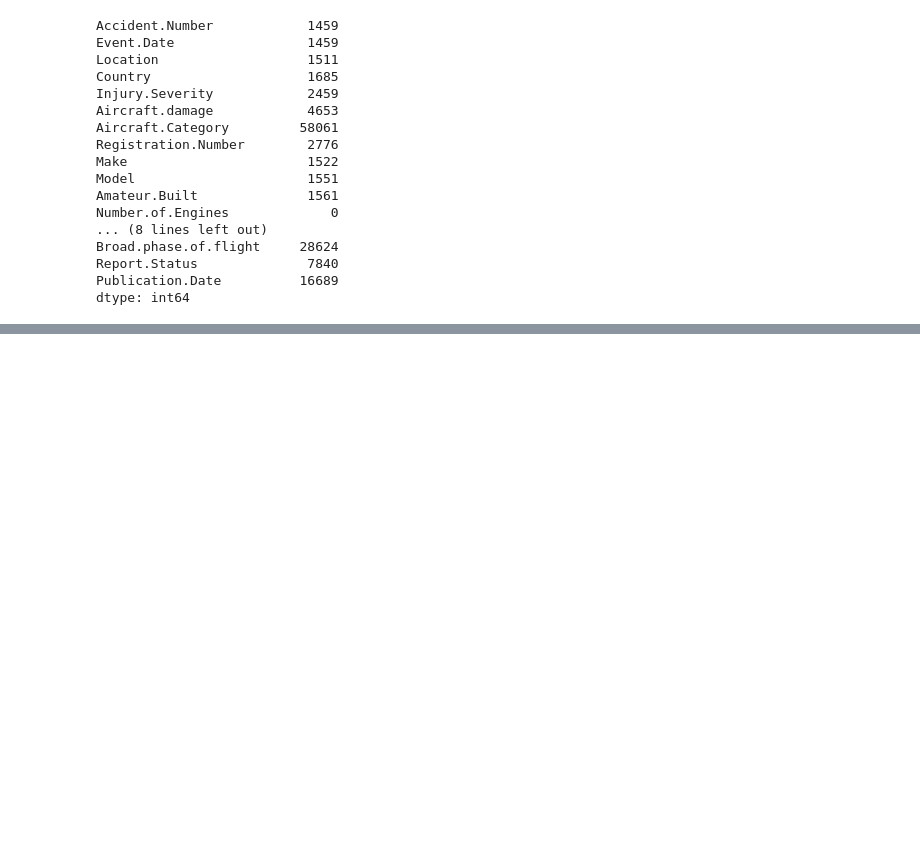
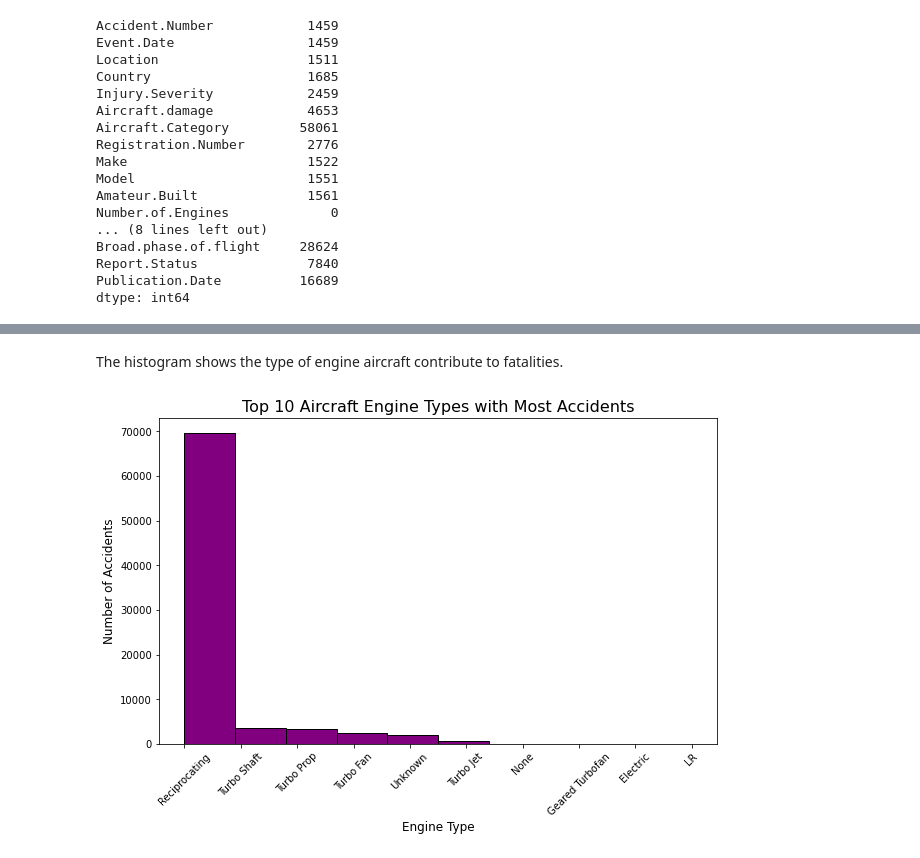
Before and after one commit to vidya-byte/dsc-phase-1-project-v3, a Jupyter notebook: student.ipynb, the cells around one changed output, grey strips where cells are left out. Cells and saved outputs as stored; diff of their text form; code cells hidden in the pictures; blank space fills up the shorter version.

```diff
--- a/student.ipynb
+++ b/student.ipynb
@@ -187,0 +320,16 @@ grouped_df
+# %% [markdown]
+The histogram shows the type of engine aircraft contribute to fatalities.
+# %%
+# Grouping the data by 'Engine.Type' and counting the number of accidents
+top_engines = df['Engine.Type'].value_counts().head(10)
+
+# Plotting a bar-like histogram
+plt.figure(figsize=(10, 6))
+plt.hist(top_engines.index, bins=10, weights=top_engines.values, color='purple', edgecolor='black')
+plt.title('Top 10 Aircraft Engine Types with Most Accidents', fontsize=16)
+plt.xlabel('Engine Type', fontsize=12)
+plt.ylabel('Number of Accidents', fontsize=12)
+plt.xticks(rotation=45)
+plt.show()
+# %% [output]
+[figure, added]
```
Also changed, not shown: parts of 35 cells of this notebook.
